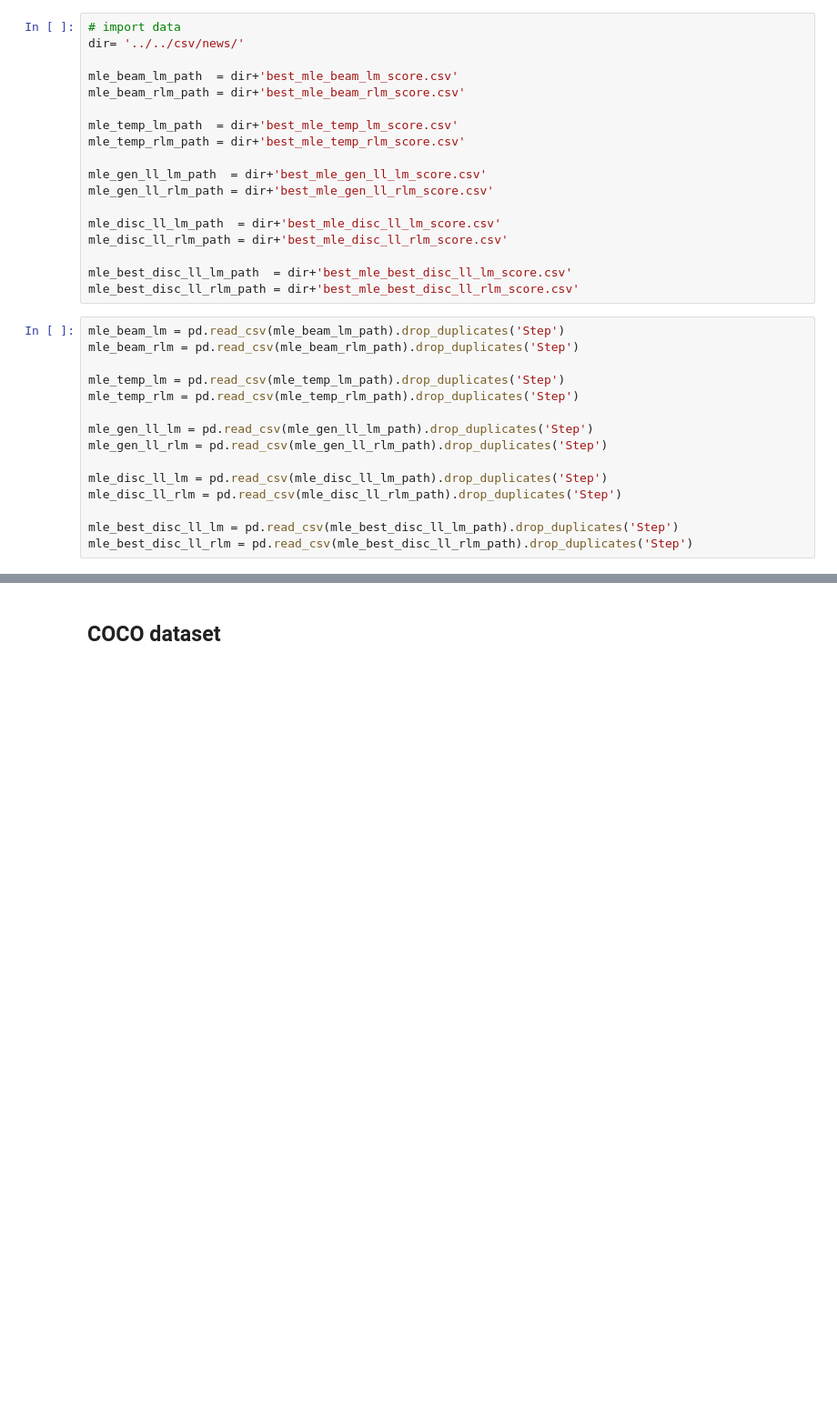
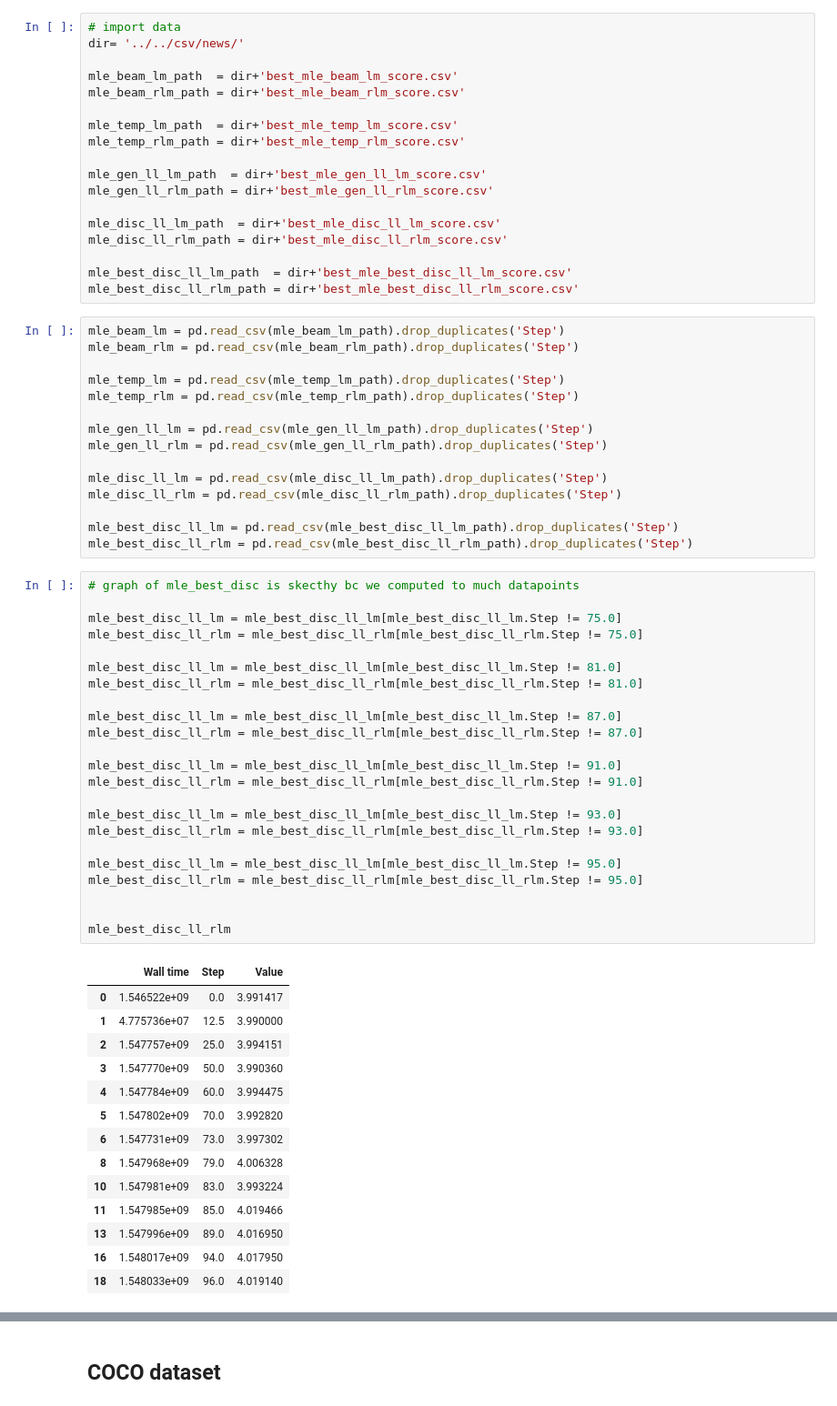
Before and after one commit to pclucas14/GansFallingShort, a Jupyter notebook: real_data_experiments/notebooks/lm-rlm_plot.ipynb, the cells around one changed output, grey strips where cells are left out. Shown at 91% size. Drawn from its saved outputs; the diff is of its cells as text; blank space fills up the shorter version.

```diff
--- a/real_data_experiments/notebooks/lm-rlm_plot.ipynb
+++ b/real_data_experiments/notebooks/lm-rlm_plot.ipynb
@@ -203,6 +180,44 @@ mle_disc_ll_rlm = pd.read_csv(mle_disc_ll_rlm_path).drop_duplicates('Step')
 
 mle_best_disc_ll_lm = pd.read_csv(mle_best_disc_ll_lm_path).drop_duplicates('Step')
 mle_best_disc_ll_rlm = pd.read_csv(mle_best_disc_ll_rlm_path).drop_duplicates('Step')
+# %%
+# graph of mle_best_disc is skecthy bc we computed to much datapoints
+
+mle_best_disc_ll_lm = mle_best_disc_ll_lm[mle_best_disc_ll_lm.Step != 75.0]
+mle_best_disc_ll_rlm = mle_best_disc_ll_rlm[mle_best_disc_ll_rlm.Step != 75.0]
+
+mle_best_disc_ll_lm = mle_best_disc_ll_lm[mle_best_disc_ll_lm.Step != 81.0]
+mle_best_disc_ll_rlm = mle_best_disc_ll_rlm[mle_best_disc_ll_rlm.Step != 81.0]
+
+mle_best_disc_ll_lm = mle_best_disc_ll_lm[mle_best_disc_ll_lm.Step != 87.0]
+mle_best_disc_ll_rlm = mle_best_disc_ll_rlm[mle_best_disc_ll_rlm.Step != 87.0]
+
+mle_best_disc_ll_lm = mle_best_disc_ll_lm[mle_best_disc_ll_lm.Step != 91.0]
+mle_best_disc_ll_rlm = mle_best_disc_ll_rlm[mle_best_disc_ll_rlm.Step != 91.0]
+
+mle_best_disc_ll_lm = mle_best_disc_ll_lm[mle_best_disc_ll_lm.Step != 93.0]
+mle_best_disc_ll_rlm = mle_best_disc_ll_rlm[mle_best_disc_ll_rlm.Step != 93.0]
+
+mle_best_disc_ll_lm = mle_best_disc_ll_lm[mle_best_disc_ll_lm.Step != 95.0]
+mle_best_disc_ll_rlm = mle_best_disc_ll_rlm[mle_best_disc_ll_rlm.Step != 95.0]
+
+
+mle_best_disc_ll_rlm
+# %% [output]
+|  | Wall time | Step | Value |
+| 0 | 1.546522e+09 | 0.0 | 3.991417 |
+| 1 | 4.775736e+07 | 12.5 | 3.990000 |
+| 2 | 1.547757e+09 | 25.0 | 3.994151 |
+| 3 | 1.547770e+09 | 50.0 | 3.990360 |
+| 4 | 1.547784e+09 | 60.0 | 3.994475 |
+| 5 | 1.547802e+09 | 70.0 | 3.992820 |
+| 6 | 1.547731e+09 | 73.0 | 3.997302 |
+| 8 | 1.547968e+09 | 79.0 | 4.006328 |
+| 10 | 1.547981e+09 | 83.0 | 3.993224 |
+| 11 | 1.547985e+09 | 85.0 | 4.019466 |
+| 13 | 1.547996e+09 | 89.0 | 4.016950 |
+| 16 | 1.548017e+09 | 94.0 | 4.017950 |
+| 18 | 1.548033e+09 | 96.0 | 4.019140 |
 # %%
 size_ = [size]*len(mle_beam_lm.Value)
 # size_[seqgan_mix_beta0_mti0_lm[seqgan_mix_beta0_mti0_lm.Step==100].index[0]] = bsize
```
Also changed, not shown: parts of 8 cells of this notebook, 6 other files.
